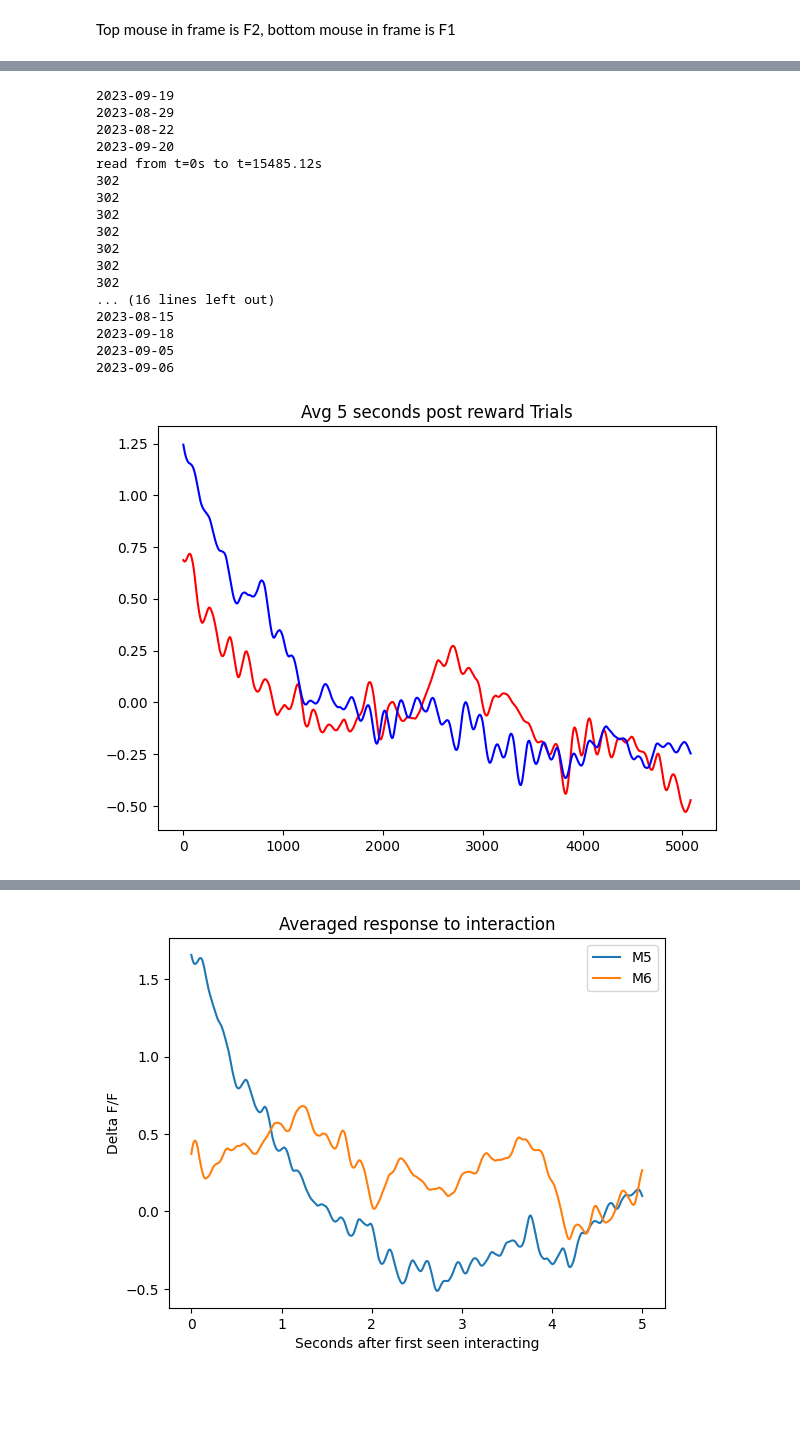
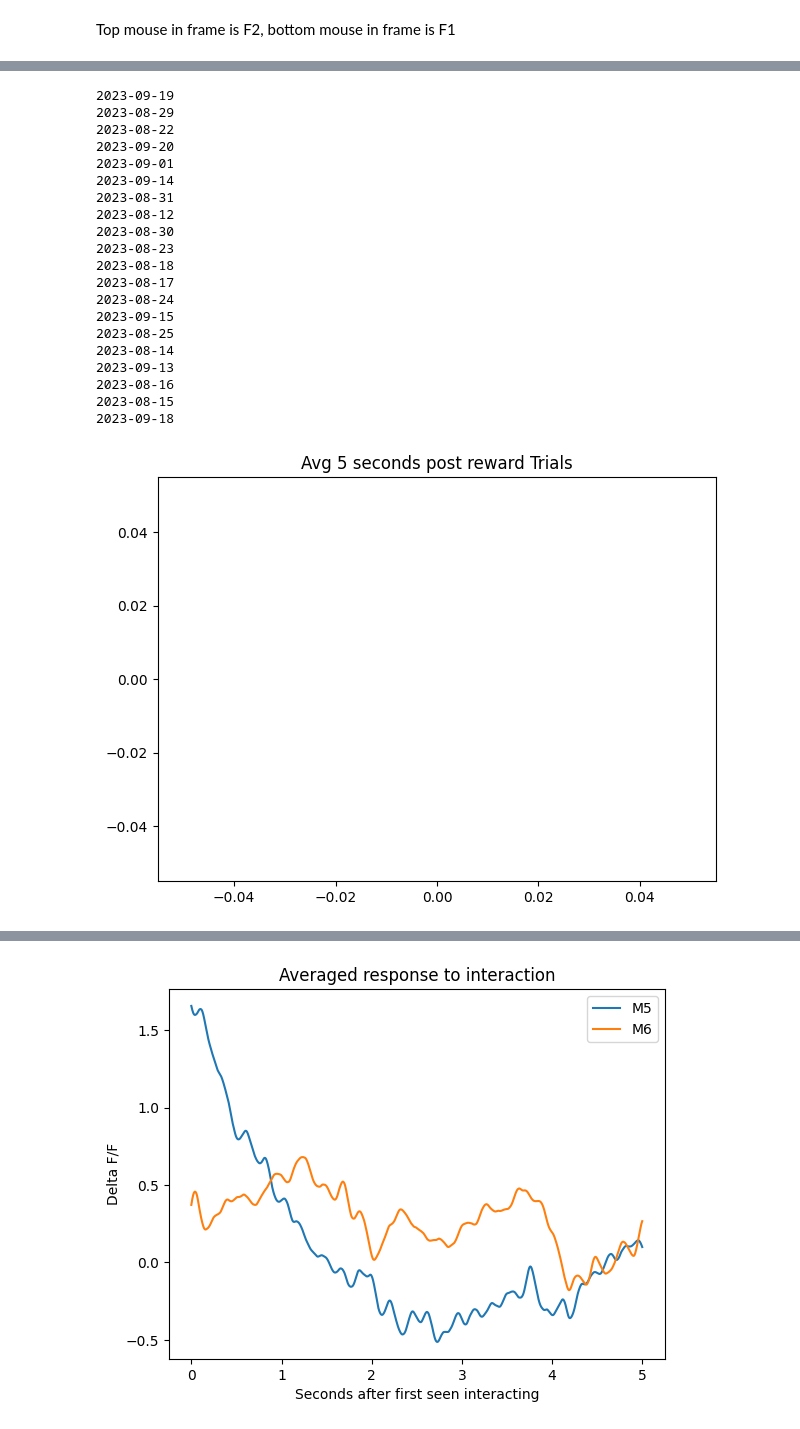
Before and after one commit to Tsuchijo/Interaction_Task_Data_Processing, a Jupyter notebook: src/notebooks/process_photometry.ipynb, the cells around one changed output, grey strips where cells are left out. Cells and saved outputs as stored; diff of their text form; code cells hidden in the pictures; blank space fills up the shorter version.

```diff
--- a/src/notebooks/process_photometry.ipynb
+++ b/src/notebooks/process_photometry.ipynb
@@ -233,6 +229,7 @@ Top mouse in frame is F2, bottom mouse in frame is F1
 # csv = pd.read_csv(experiment_data['2023-09-05']['trial'])
 # %%
 experiment_data_stranger = pickle.load(open(config.PROJECT_ROOT + '/data/experiment_data_strangers.pickle', 'rb'))
+experiment_data_stranger = pickle.load(open(config.PROJECT_ROOT + '/data/experiment_data.pickle', 'rb'))
 # %%
 # combine all photometry data into one dict
 all_photometry_data = dict()
@@ -273,7 +270,7 @@ fail_list_diffA = []
 fail_list_diffC = []
 for key in [key for key in all_photometry_data.keys() if key[-2:] != '_2']:
     print(key)
-    if key != '2023-09-20':
+    if key != '2023-09-26':
         continue
     data = get_trial_photometry_data(key, all_photometry_data)
     csv = pd.read_csv(all_photometry_data[key]['trial'])
@@ -309,45 +306,48 @@ for key in [key for key in all_photometry_data.keys() if key[-2:] != '_2']:
                 fail_list_465A.append(deltaFF(data['465A'][trial][start_cut:len(time_series) + start_cut], time_series)[0])
                 fail_list_465C.append(deltaFF(data['465C'][trial][start_cut:len(time_series) + start_cut], time_series)[0])
             except:
                 print(len(time_series))
                 continue
 # average over all successful trials
 mean_465A = np.mean(np.array(success_list_465A), axis=0)
 mean_465C = np.mean(np.array(success_list_465C), axis=0)
 # average over all failed trials
 mean_465A_fail = np.mean(np.array(fail_list_465A), axis=0)
 mean_465C_fail = np.mean(np.array(fail_list_465C), axis=0)
 
 # average over all reward trials
 mean_465A_reward = np.mean([y[:min([len(x) for x in post_reward_list_465A])] for y in post_reward_list_465A], axis=0)
 mean_465C_reward = np.mean([y[:min([len(x) for x in post_reward_list_465C])] for y in post_reward_list_465C], axis=0)
 
 # plot average of reward trials
 fig, ax = plt.subplots(1, 1)
 ax.plot(mean_465A_reward, color='red')
 ax.plot(mean_465C_reward, color='blue')
 ax.set_title('Avg 5 seconds post reward Trials')
 fig.tight_layout()
 plt.show()
 # %% [output]
 2023-09-19
 2023-08-29
 2023-08-22
 2023-09-20
-read from t=0s to t=15485.12s
-302
-302
-302
-302
-302
-302
-302
-... (16 lines left out)
+2023-09-01
+2023-09-14
+2023-08-31
+2023-08-12
+2023-08-30
+2023-08-23
+2023-08-18
+2023-08-17
+2023-08-24
+2023-09-15
+2023-08-25
+2023-08-14
+2023-09-13
+2023-08-16
 2023-08-15
 2023-09-18
-2023-09-05
-2023-09-06
-[figure, old version]
+[figure, new version]
 # %%
 ## function finds the highest correlation between a moving window between two signals
 # params:
```
Also changed, not shown: parts of 5 cells of this notebook, 4 other files.
